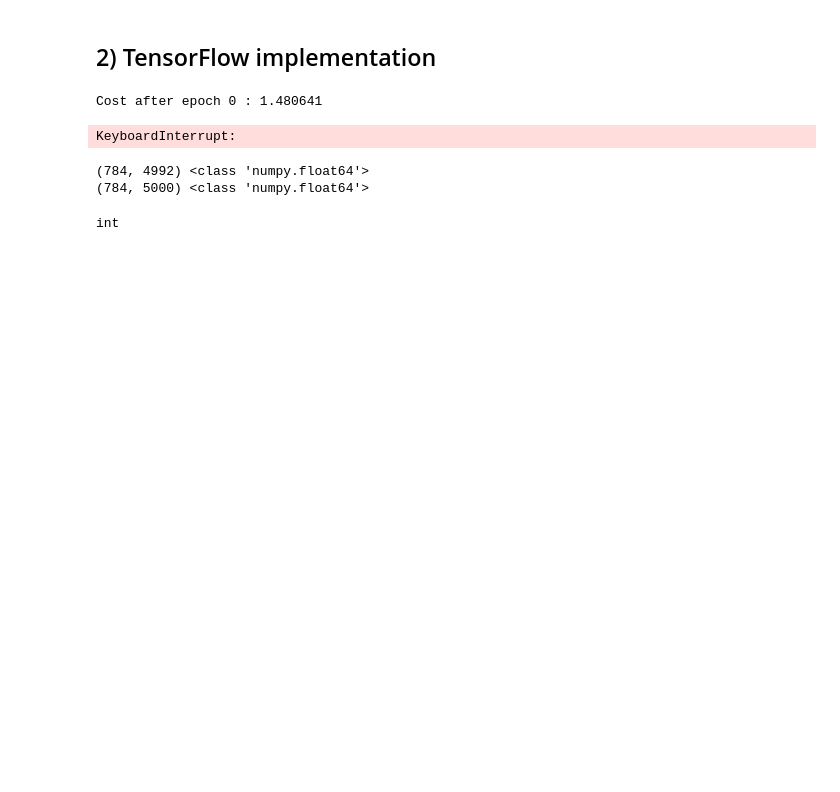
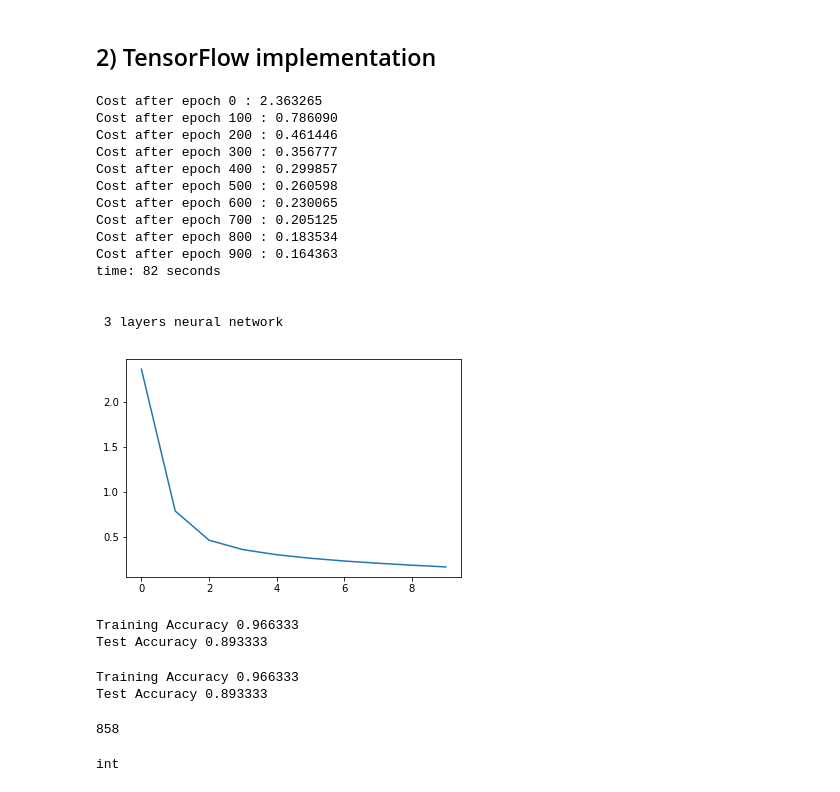
Before and after one commit to Bertoni9/MNIST-Project, a Jupyter notebook: notebook.ipynb, the cells around one changed output. Saved outputs shown, nothing was run; the diff lists cells and outputs as text; code cells hidden in the pictures; blank space fills up the shorter version.

```diff
--- a/notebook.ipynb
+++ b/notebook.ipynb
@@ -151,60 +176,81 @@ def compute_cost(Z,Y):
     return cost
 # %%
 nh1 = 30
-nh2 = 10
+nh2 = 20
 C = 10
 mb_size = 64
 dropout_prob = 1.0 # no dropout
 
+start = time.time()
 # Parameters training
 tf.reset_default_graph()
 X, Y, prob = create_placeholders_FC(nx, C)
 params = initialize_parameters_FC(nx, nh1, nh2, C)
 Z3 = forward_prop(X, params, prob)
 cost = compute_cost(Z3, Y)
-optimizer = tf.train.AdamOptimizer(learning_rate = alpha).minimize(cost)
+optimizer = tf.train.GradientDescentOptimizer(learning_rate = alpha).minimize(cost)
 costs = []
 num_minibatches = m//mb_size
 init = tf.global_variables_initializer()
-with tf.Session() as sess:
+with tf.Session().as_default() as sess:
     sess.run(init)
     writer = tf.summary.FileWriter('./graphs', sess.graph)
     # (tensorboard --logdir="./graphs")
+    ep_cost = 0
     for epoch in range(n_epochs):
-        epoch_cost = 0
-        minibatches = random_mini_batches(X_train, Y_train, num_minibatches)
-        for mb in minibatches:
-            (mb_X, mb_Y) = mb
-            _, mb_cost = sess.run([optimizer, cost],
-                                  feed_dict = {X:mb_X, Y:mb_Y, prob:dropout_prob})
+        _, ep_cost = sess.run([optimizer, cost],feed_dict = {X:X_train, Y:Y_train, prob:dropout_prob})
 
-            epoch_cost += mb_cost/num_minibatches #at the end medium cost over all minibatches
+        if epoch % 100 == 0:
+            print("Cost after epoch %i : %f" %(epoch, ep_cost))
+            costs.append(ep_cost)
 
-        if epoch % 20 == 0:
-            print("Cost after epoch %i : %f" %(epoch, epoch_cost))
-            costs.append(epoch_cost)
-
-print("\n This is a %i layers neural network" %(len(hidden_layers)+1))
+end = time.time()
+print("time: " + str(int(end-start))+" seconds \n")
+print("\n %i layers neural network" %(len(hidden_layers)+1))
 plt.figure(2)
 plt.plot(np.squeeze(costs))
 plt.show()
 
+with sess.as_default():
+    correct_prediction =  tf.equal(tf.argmax(Z3), tf.argmax(Y))
+    accuracy = tf.reduce_mean(tf.cast(correct_prediction, "float"))
+    print("Training Accuracy", accuracy.eval({X:X_train, Y:Y_train}))
+    print("Test Accuracy", accuracy.eval({X:X_test, Y:Y_test}))
 
-correct_prediction =  tf.equal(tf.argmax(Z3), tf.argmax(Y))
-accuracy = tf.reduce_mean(tf.cast(correct_prediction, "float"))
-print("Training Accuracy", accuracy.eval({X:X_train, Y:Y_train}))
-print("Test Accuracy", accuracy.eval({X:X_test, Y:Y_test}))
-
-trained_params = sess.run(params) #it returns numpy array
+    trained_params = sess.run(params) #it returns numpy array
 # %% [output]
-Cost after epoch 0 : 1.480641
+Cost after epoch 0 : 2.363265
+Cost after epoch 100 : 0.786090
+Cost after epoch 200 : 0.461446
+Cost after epoch 300 : 0.356777
+Cost after epoch 400 : 0.299857
+Cost after epoch 500 : 0.260598
+Cost after epoch 600 : 0.230065
+Cost after epoch 700 : 0.205125
+Cost after epoch 800 : 0.183534
+Cost after epoch 900 : 0.164363
+time: 82 seconds
+
+
+ 3 layers neural network
+[figure, added]
-KeyboardInterrupt:
+Training Accuracy 0.966333
+Test Accuracy 0.893333
-# %%
-print(mb_X.shape, type(mb_X[0,0]))
-print(X_train.shape, type(X_train[0,0]))
-# %% [output]
-(784, 4992) <class 'numpy.float64'>
-(784, 5000) <class 'numpy.float64'>
+# %%
+with sess.as_default():
+    correct_prediction =  tf.equal(tf.argmax(Z3), tf.argmax(Y))
+    accuracy = tf.reduce_mean(tf.cast(correct_prediction, "float"))
+    print("Training Accuracy", accuracy.eval({X:X_train, Y:Y_train}))
+    print("Test Accuracy", accuracy.eval({X:X_test, Y:Y_test}))
+
+    trained_params = sess.run(params) #it returns numpy array
+# %% [output]
+Training Accuracy 0.966333
+Test Accuracy 0.893333
+# %%
+epoch
+# %% [output]
+858
 # %%
 type(dropout_prob)
 # %% [output]
```
Also changed, not shown: parts of 4 cells of this notebook.
